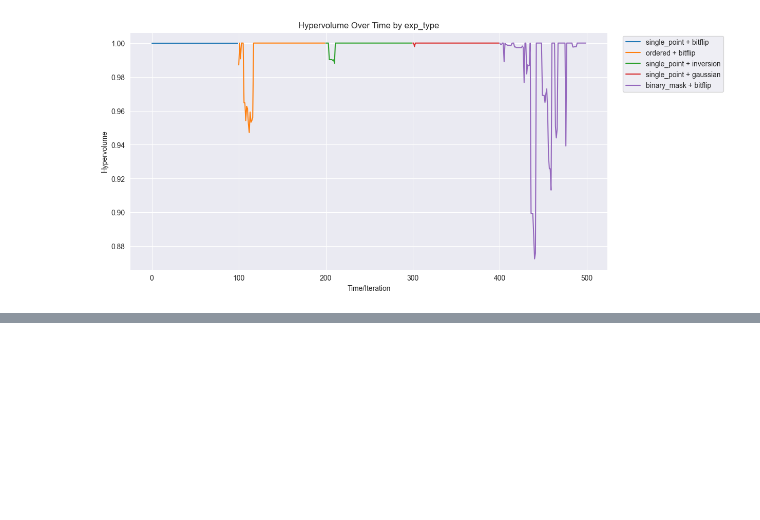
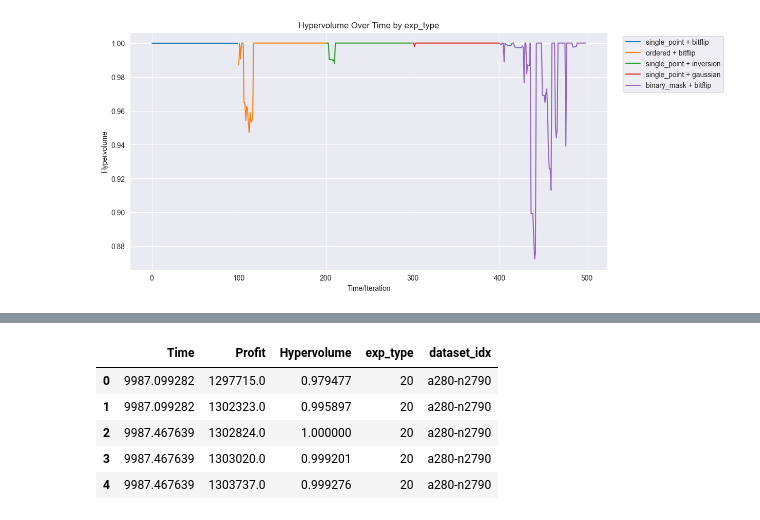
Before and after one commit to hugohewitt123/NIC_CA2_group_project, a Jupyter notebook: src/plot.ipynb, the cells around one changed output, grey strips where cells are left out. Cells and saved outputs as stored; diff of their text form; code cells hidden in the pictures; blank space fills up the shorter version.

```diff
--- a/src/plot.ipynb
+++ b/src/plot.ipynb
@@ -209,0 +253,9 @@ plt.show()
+# %%
+df0.head()
+# %% [output]
+|  | Time | Profit | Hypervolume | exp_type | dataset_idx |
+| 0 | 9987.099282 | 1297715.0 | 0.979477 | 20 | a280-n2790 |
+| 1 | 9987.099282 | 1302323.0 | 0.995897 | 20 | a280-n2790 |
+| 2 | 9987.467639 | 1302824.0 | 1.000000 | 20 | a280-n2790 |
+| 3 | 9987.467639 | 1303020.0 | 0.999201 | 20 | a280-n2790 |
+| 4 | 9987.467639 | 1303737.0 | 0.999276 | 20 | a280-n2790 |
```
Also changed, not shown: parts of 8 cells of this notebook, 4 other files.
